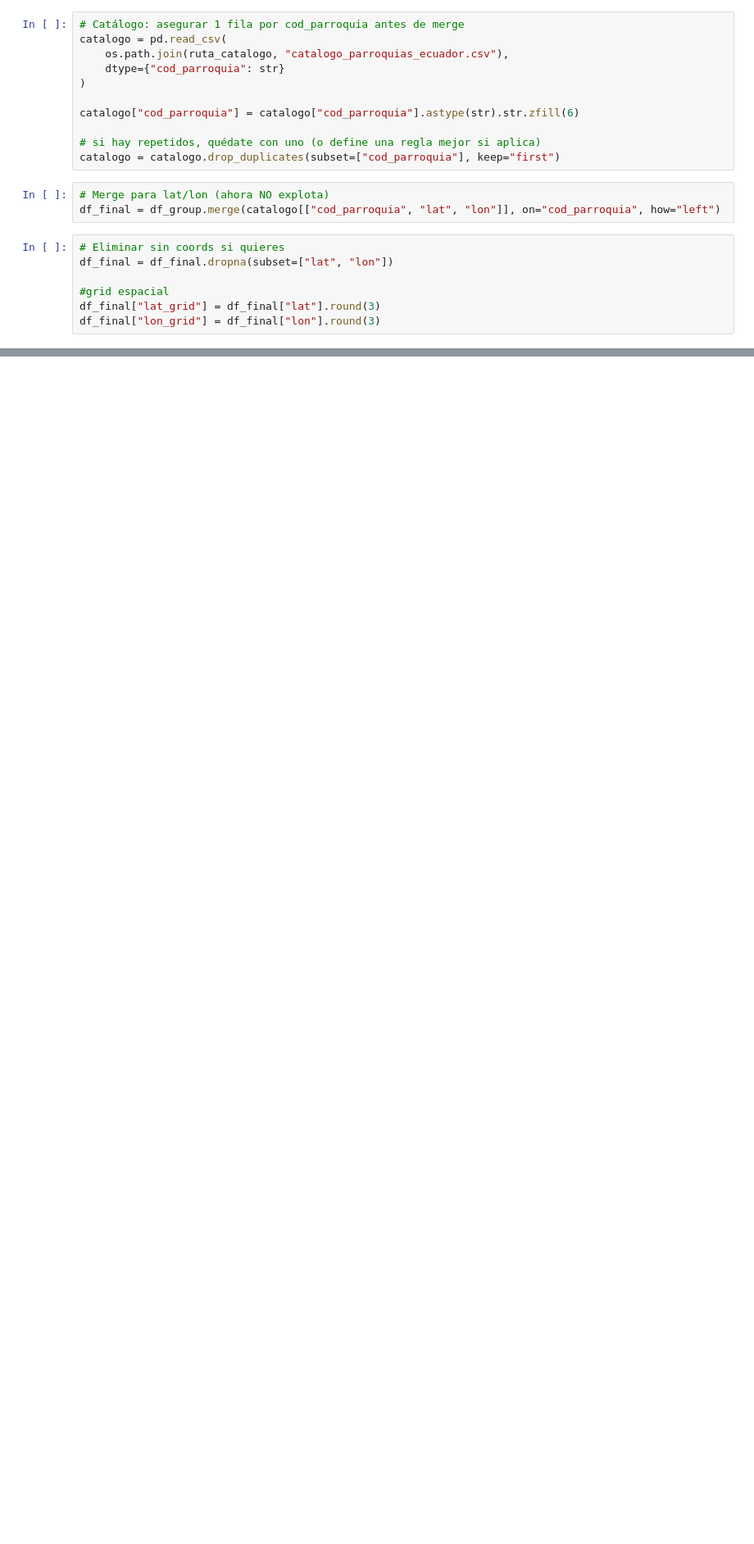
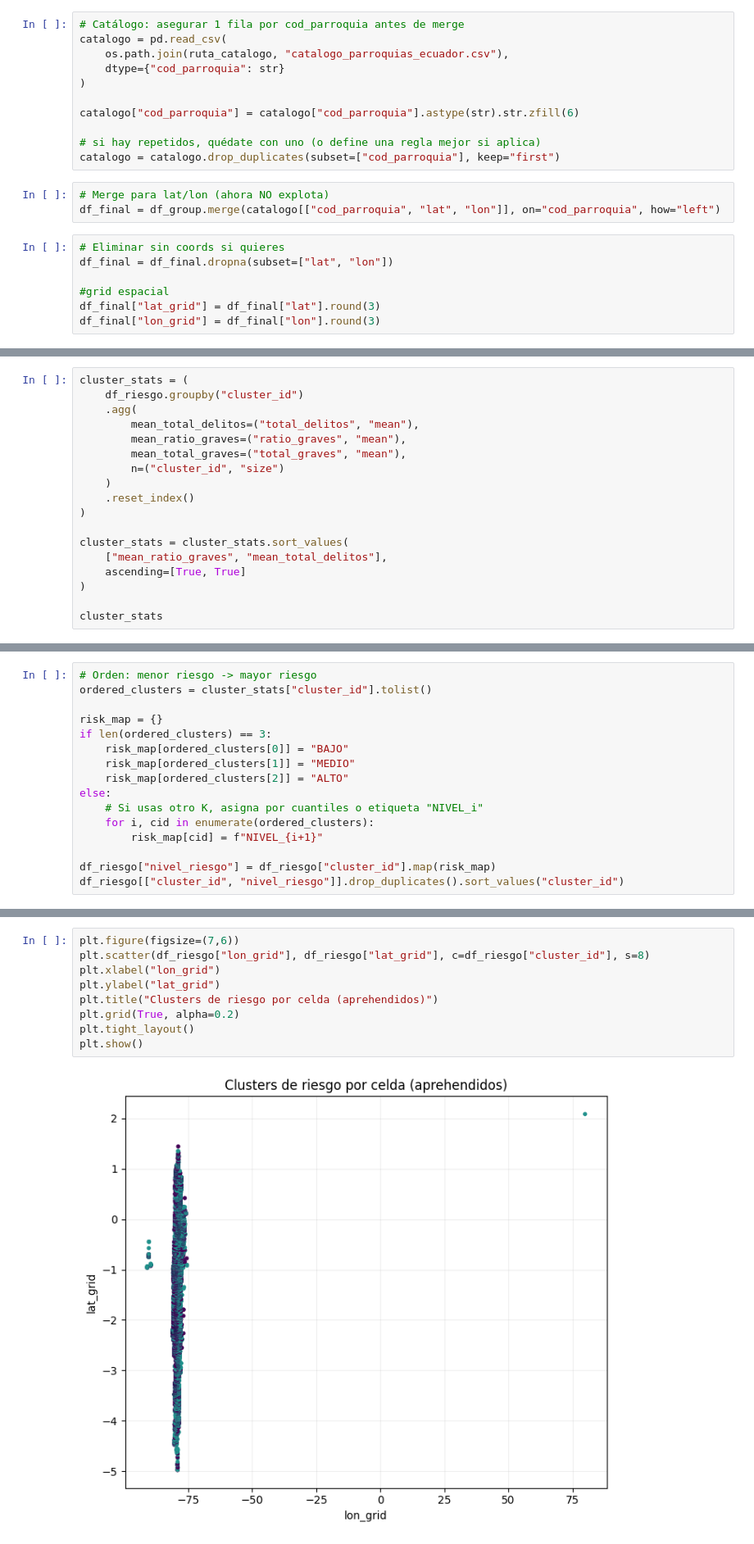
Before and after one commit to mfalvarezd/sistema-de-prediccion-espacio-temporal-de-eventos-delictivos, a Jupyter notebook: notebooks/notebook_principal.ipynb, the cells around one changed output, grey strips where cells are left out. Shown at 82% size. Saved outputs shown, nothing was run; the diff lists cells and outputs as text; blank space fills up the shorter version.

```diff
--- a/notebooks/notebook_principal.ipynb
+++ b/notebooks/notebook_principal.ipynb
@@ -626,0 +1255,18 @@ print("Registros finales:", len(df_final))
+# %%
+cluster_stats = (
+    df_riesgo.groupby("cluster_id")
+    .agg(
+        mean_total_delitos=("total_delitos", "mean"),
+        mean_ratio_graves=("ratio_graves", "mean"),
+        mean_total_graves=("total_graves", "mean"),
+        n=("cluster_id", "size")
+    )
+    .reset_index()
+)
+
+cluster_stats = cluster_stats.sort_values(
+    ["mean_ratio_graves", "mean_total_delitos"],
+    ascending=[True, True]
+)
+
+cluster_stats
@@ -626,0 +1278,16 @@ print("Registros finales:", len(df_final))
+# %%
+# Orden: menor riesgo -> mayor riesgo
+ordered_clusters = cluster_stats["cluster_id"].tolist()
+
+risk_map = {}
+if len(ordered_clusters) == 3:
+    risk_map[ordered_clusters[0]] = "BAJO"
+    risk_map[ordered_clusters[1]] = "MEDIO"
+    risk_map[ordered_clusters[2]] = "ALTO"
+else:
+    # Si usas otro K, asigna por cuantiles o etiqueta "NIVEL_i"
+    for i, cid in enumerate(ordered_clusters):
+        risk_map[cid] = f"NIVEL_{i+1}"
+
+df_riesgo["nivel_riesgo"] = df_riesgo["cluster_id"].map(risk_map)
+df_riesgo[["cluster_id", "nivel_riesgo"]].drop_duplicates().sort_values("cluster_id")
@@ -626,0 +1381,11 @@ print("Registros finales:", len(df_final))
+# %%
+plt.figure(figsize=(7,6))
+plt.scatter(df_riesgo["lon_grid"], df_riesgo["lat_grid"], c=df_riesgo["cluster_id"], s=8)
+plt.xlabel("lon_grid")
+plt.ylabel("lat_grid")
+plt.title("Clusters de riesgo por celda (aprehendidos)")
+plt.grid(True, alpha=0.2)
+plt.tight_layout()
+plt.show()
+# %% [output]
+[figure, added]
```
Also changed, not shown: parts of 87 cells of this notebook.
